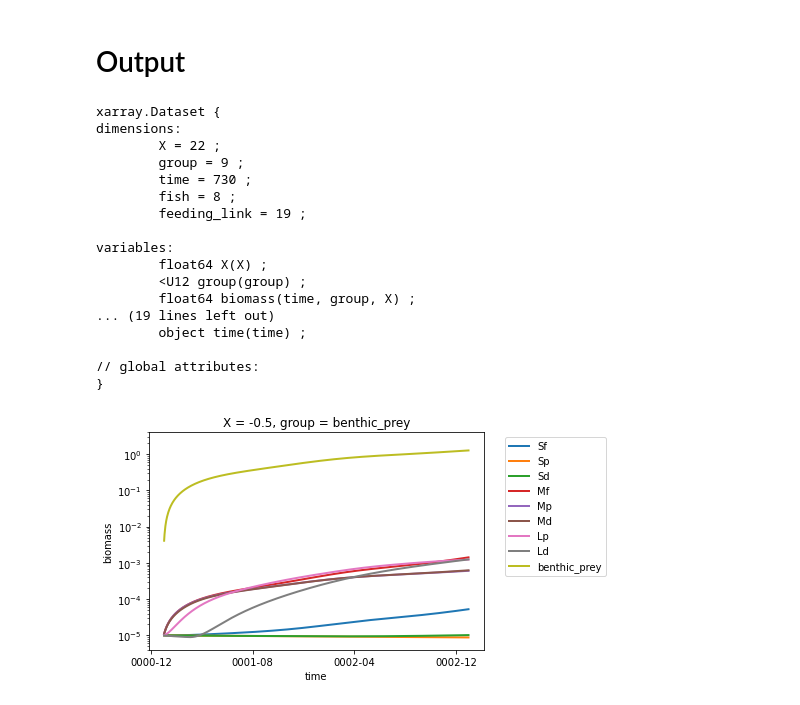
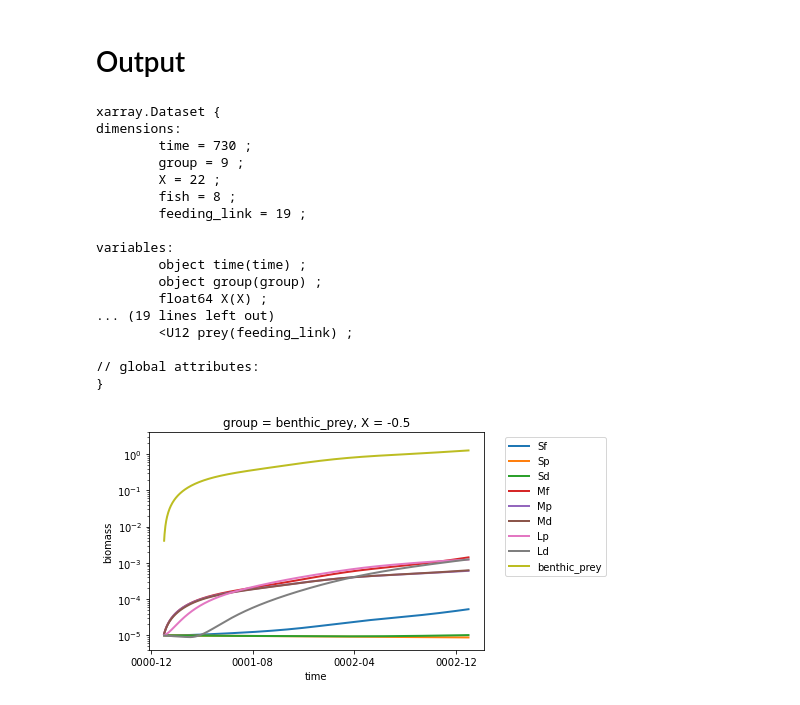
Before and after one commit to marbl-ecosys/feisty, a Jupyter notebook: docs/driver-example.ipynb, the cells around one changed output. Saved outputs shown, nothing was run; the diff lists cells and outputs as text; code cells hidden in the pictures.

```diff
--- a/docs/driver-example.ipynb
+++ b/docs/driver-example.ipynb
@@ -73,0 +43,24 @@ testcase.gen_ds()
+# %%
+ds_out = feisty.config_and_run_testcase(
+    "tanh_shelf",
+    "cyclic",
+    730,
+    settings_in=settings_in,
+    diagnostic_names=[
+        "T_habitat",
+        "ingestion_rate",
+        "predation_flux",
+        "predation_rate",
+        "metabolism_rate",
+        "mortality_rate",
+        "energy_avail_rate",
+        "growth_rate",
+        "reproduction_rate",
+        "recruitment_flux",
+        "fish_catch_rate",
+        "encounter_rate_link",
+        "encounter_rate_total",
+        "consumption_rate_max_pred",
+        "consumption_rate_link",
+    ],
+)
@@ -74,31 +73,31 @@ testcase.gen_ds()
 # %% [markdown]
 # Output
 # %%
-testcase.ds.info()
+ds_out.info()
 # %% [output]
 xarray.Dataset {
 dimensions:
+        time = 730 ;
+        group = 9 ;
         X = 22 ;
-        group = 9 ;
-        time = 730 ;
         fish = 8 ;
         feeding_link = 19 ;
 
 variables:
+        object time(time) ;
+        object group(group) ;
         float64 X(X) ;
-        <U12 group(group) ;
-        float64 biomass(time, group, X) ;
 ... (19 lines left out)
-        object time(time) ;
+        <U12 prey(feeding_link) ;
 
 // global attributes:
 }
 # %%
-test_ds = testcase.ds.isel(X=0, time=0)
+test_ds = ds_out.isel(X=0, time=0)
 for group in test_ds.group.data:
-    testcase.ds.biomass.sel(group=group).isel(X=0).plot(linewidth=2)
+    ds_out.biomass.sel(group=group).isel(X=0).plot(linewidth=2)
 plt.ylim([4e-6, 4])
 plt.yscale("log")
 plt.legend(test_ds.group.data, bbox_to_anchor=(1.05, 1.0));
 # %% [output]
-[figure, old version]
+[figure, new version]
```
Also changed, not shown: parts of 6 cells of this notebook, 9 other files.
